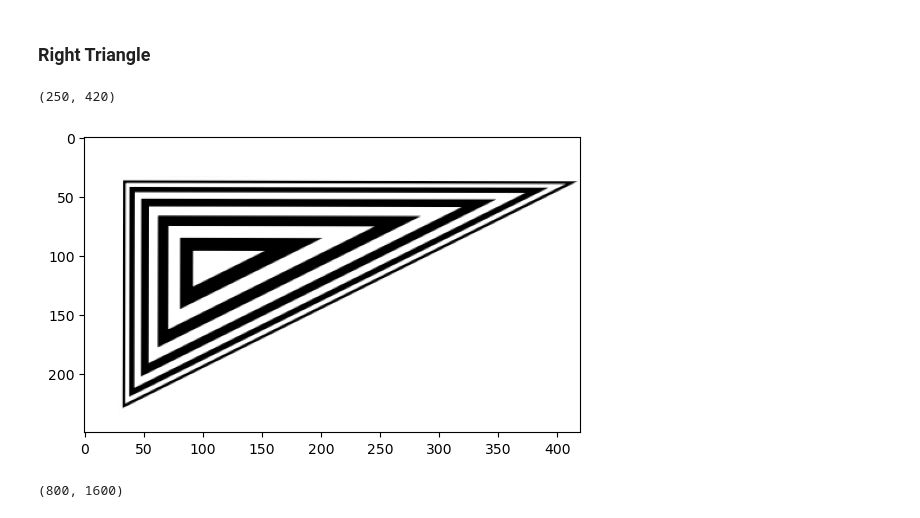
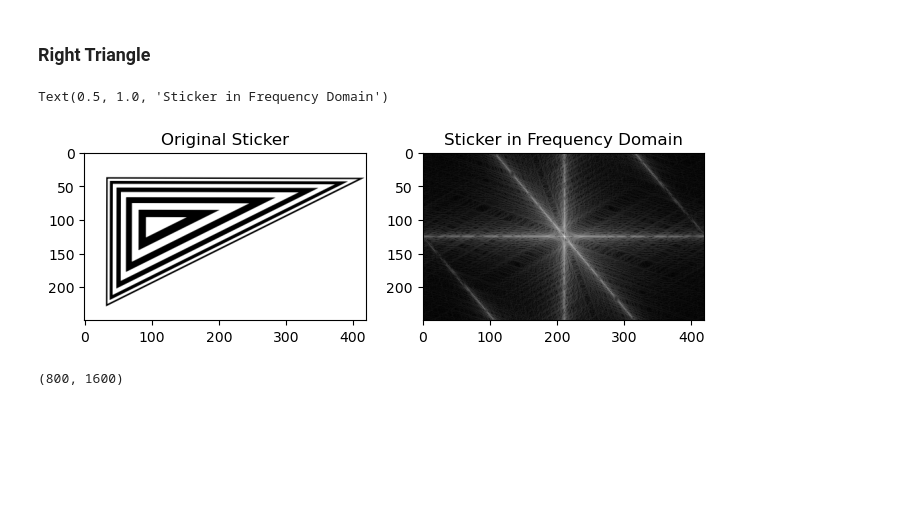
Before and after one commit to henryfriedman/Image_Processing_Project, a Jupyter notebook: post.ipynb, the cells around one changed output. Cells and saved outputs as stored; diff of their text form; code cells hidden in the pictures; blank space fills up the shorter version.

```diff
--- a/post.ipynb
+++ b/post.ipynb
@@ -178,15 +185,21 @@ NameError: name 'sticker' is not defined
 # %% [markdown]
 ### Right Triangle
-# %%
-sticker4 = io.imread("stickers/right_triangle.png", as_gray = True)
-#sticker4 = io.imread("rotating_30_60_90_chirps_video/vid_30_60_90_chirp_sticker-14.png", as_gray = True)
-#sticker4 = sticker4[300:550,250:670]
-#plt.imsave("right_triangle.png",sticker4)
-plt.imshow(sticker4, cmap="gray")
-sticker4.shape
-# %% [output]
-(250, 420)
-[figure, removed]
+# %%
+sticker4 = io.imread("stickers/right_triangle.png", as_gray = True)
+sticker4.shape
+dft_sticker4 = h.get_dft(sticker4)
+dft_sticker4 = h.get_dft_magnitude(dft_sticker4)
+
+fig = plt.figure(figsize=(8, 4))
+ax1 = fig.add_subplot(1, 2, 1)
+ax1.imshow(sticker4, cmap='gray')
+ax1.set_title("Original Sticker")
+ax2 = fig.add_subplot(1, 2, 2)
+ax2.imshow(dft_sticker4,  cmap='gray')
+ax2.set_title("Sticker in Frequency Domain")
+# %% [output]
+Text(0.5, 1.0, 'Sticker in Frequency Domain')
+[figure, added]
 # %%
 image4 = io.imread("rotating_30_60_90_chirps_video/vid_30_60_90_chirp_sticker-2.png", as_gray = True)
 plt.imshow(image4, cmap="gray")
```
Also changed, not shown: parts of 15 cells of this notebook, 4 other files.
